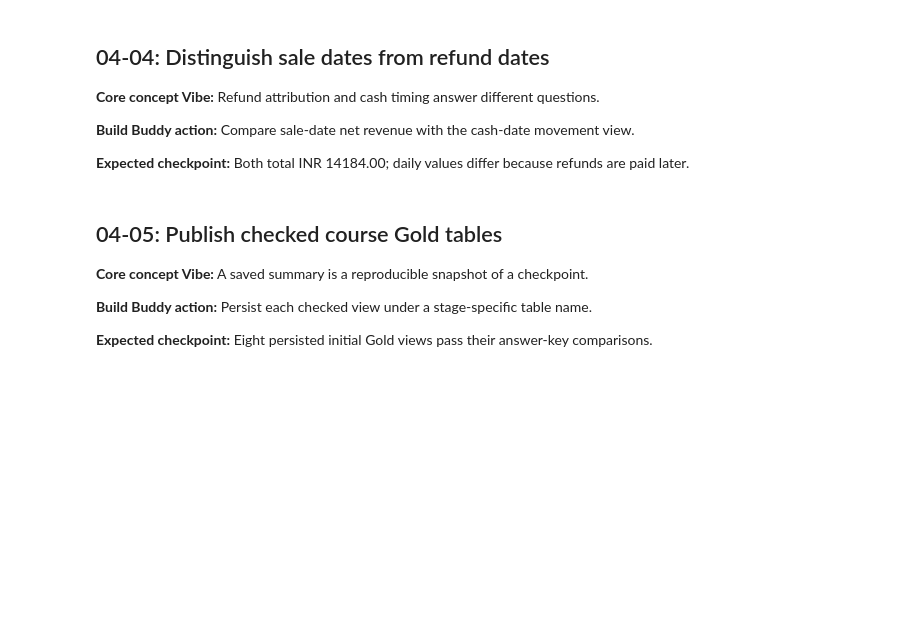
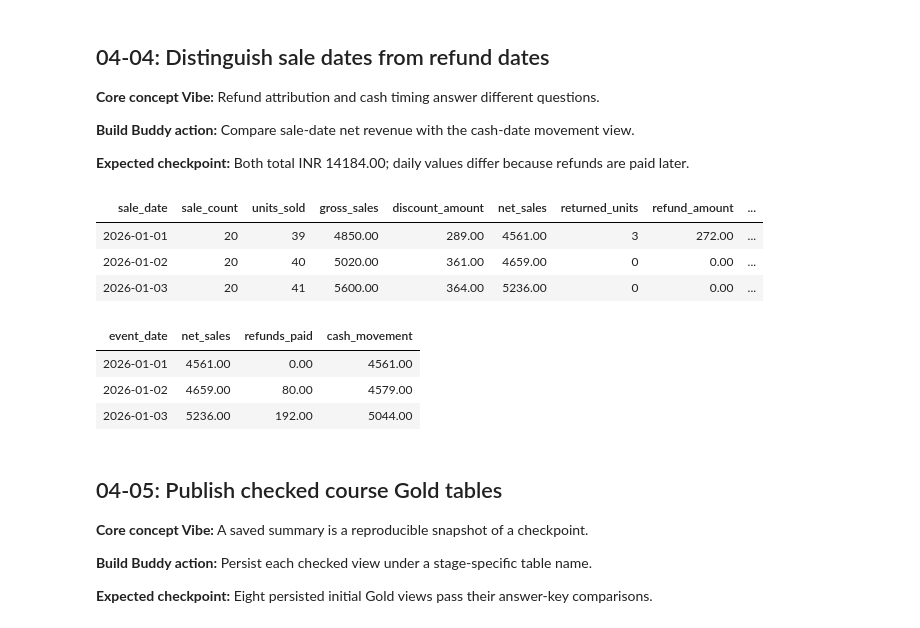
Before and after one commit to sanketch4847-design/retailflow-data-engineering-databricks, a Jupyter notebook: notebooks/04_initial_reports_and_checks.ipynb, the cells around one changed output. Drawn from its saved outputs; the diff is of its cells as text; code cells hidden in the pictures; blank space fills up the shorter version.

```diff
--- a/notebooks/04_initial_reports_and_checks.ipynb
+++ b/notebooks/04_initial_reports_and_checks.ipynb
@@ -339,3 +410,18 @@ def report_views(sales, returns):
+# %%
+display(views['by_sale_date'].orderBy('sale_date'))
+display(views['by_cash_date'].orderBy('event_date'))
+sale_date_total = views['by_sale_date'].agg(F.sum('net_revenue')).first()[0]
+cash_date_total = views['by_cash_date'].agg(F.sum('cash_movement')).first()[0]
+assert sale_date_total == cash_date_total == Decimal('14184.00')
+# %% [output]
+| sale_date | sale_count | units_sold | gross_sales | discount_amount | net_sales | returned_units | refund_amount | ... |
+| 2026-01-01 | 20 | 39 | 4850.00 | 289.00 | 4561.00 | 3 | 272.00 | ... |
+| 2026-01-02 | 20 | 40 | 5020.00 | 361.00 | 4659.00 | 0 | 0.00 | ... |
+| 2026-01-03 | 20 | 41 | 5600.00 | 364.00 | 5236.00 | 0 | 0.00 | ... |
+| event_date | net_sales | refunds_paid | cash_movement |
+| 2026-01-01 | 4561.00 | 0.00 | 4561.00 |
+| 2026-01-02 | 4659.00 | 80.00 | 4579.00 |
+| 2026-01-03 | 5236.00 | 192.00 | 5044.00 |
 # %% [markdown]
 ## 04-05: Publish checked course Gold tables
 
```
Also changed, not shown: parts of 10 cells of this notebook, 4 other files.
